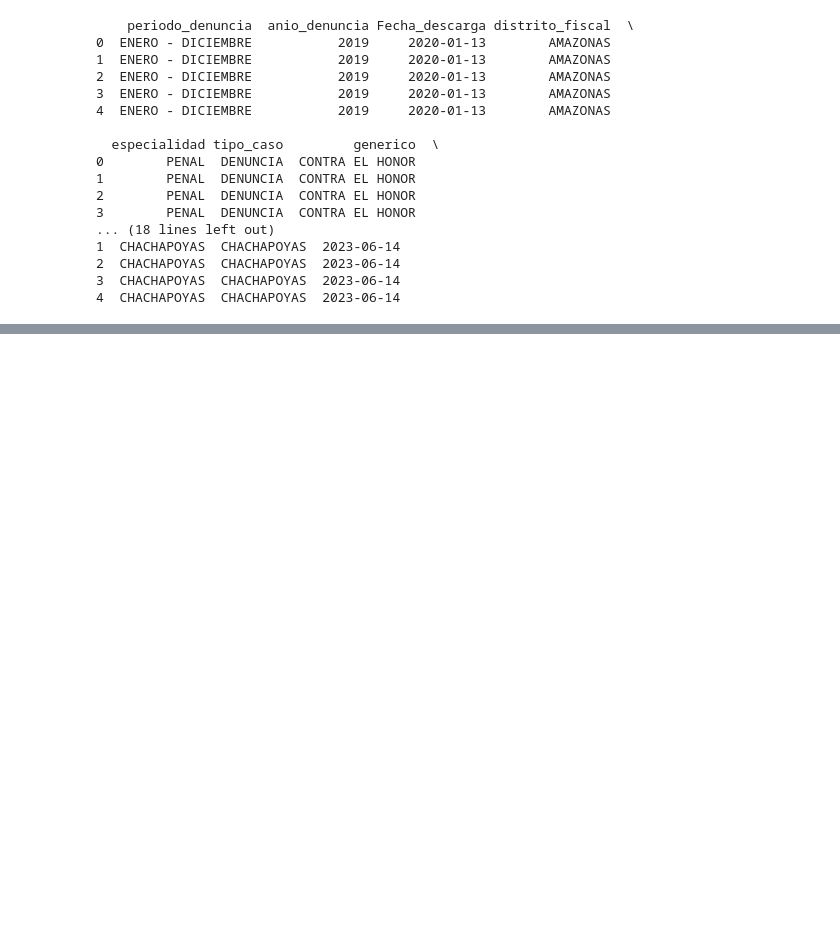
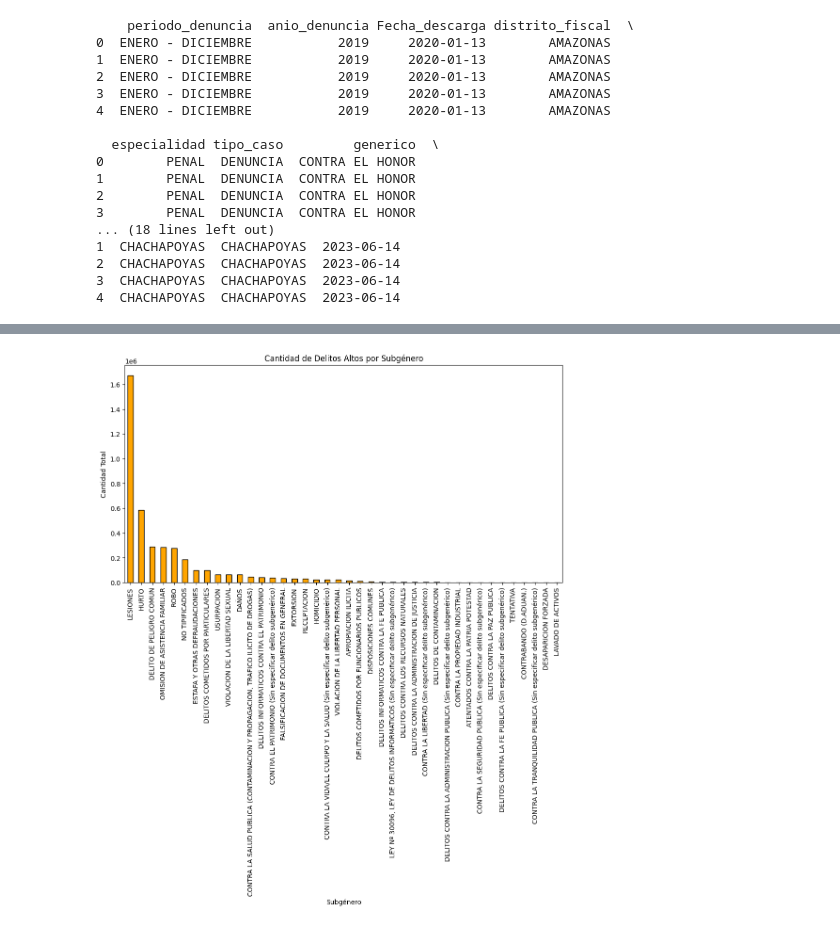
Before and after one commit to xKevO/Analisis_delitos_peru, a Jupyter notebook: delitos_peru.ipynb, the cells around one changed output, grey strips where cells are left out. Saved outputs shown, nothing was run; the diff lists cells and outputs as text; code cells hidden in the pictures; blank space fills up the shorter version.

```diff
--- a/delitos_peru.ipynb
+++ b/delitos_peru.ipynb
@@ -146,0 +190,6 @@ print(df_delitos.head())
+# %%
+# Definir un umbral para valores altos en 'cantidad'
+umbral = df_delitos['cantidad'].quantile(0.95)
+
+# Filtrar los datos para ver solo los casos con alta cantidad
+df_alta_cantidad = df_delitos[df_delitos['cantidad'] > umbral]
@@ -146,0 +222,11 @@ print(df_delitos.head())
+# %%
+# Gráfico de barras para ver la cantidad total por 'subgenerico' en los datos filtrados
+plt.figure(figsize=(12, 6))
+df_alta_cantidad.groupby('subgenerico')['cantidad'].sum().sort_values(ascending=False).plot(kind='bar', color='orange', edgecolor='black')
+plt.title('Cantidad de Delitos Altos por Subgénero')
+plt.xlabel('Subgénero')
+plt.ylabel('Cantidad Total')
+plt.xticks(rotation=90)
+plt.show()
+# %% [output]
+[figure, added]
```
Also changed, not shown: parts of 17 cells of this notebook, 1 other file.
